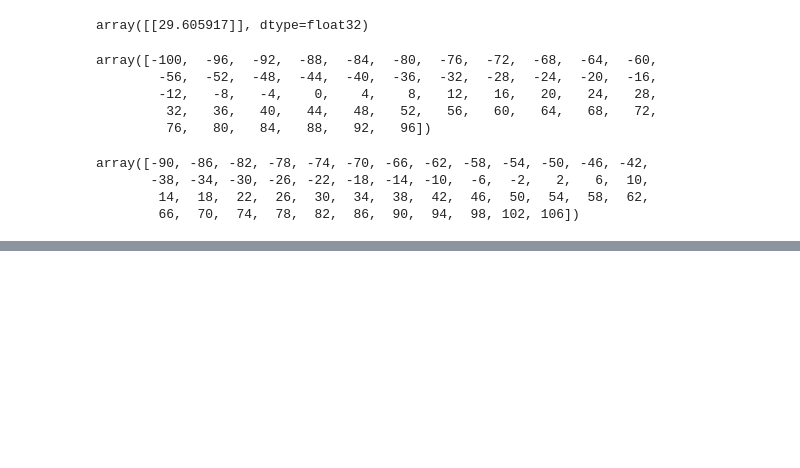
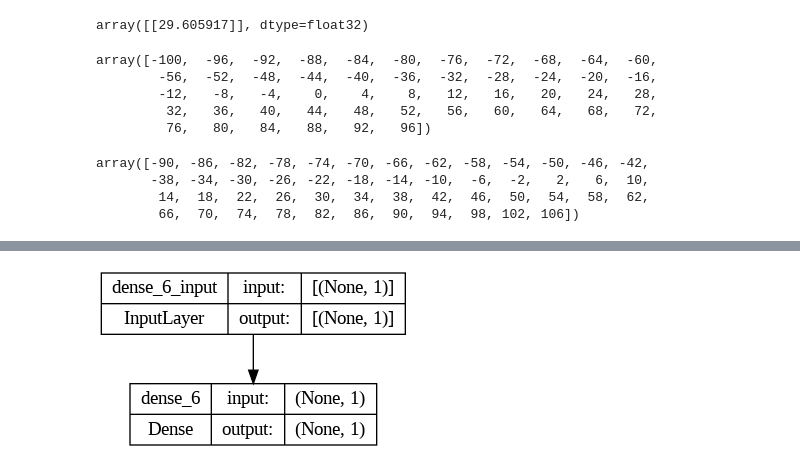
Before and after one commit to dinuka-kasun-medis/mycolab, a Jupyter notebook: tensorflow_learning_chapter_3.ipynb, the cells around one changed output, grey strips where cells are left out. Saved outputs shown, nothing was run; the diff lists cells and outputs as text; code cells hidden in the pictures; blank space fills up the shorter version.

```diff
--- a/tensorflow_learning_chapter_3.ipynb
+++ b/tensorflow_learning_chapter_3.ipynb
@@ -169,0 +224,5 @@ array([-90, -86, -82, -78, -74, -70, -66, -62, -58, -54, -50, -46, -42,
+# %%
+from tensorflow.keras.utils import plot_model
+plot_model(model, show_shapes = True)
+# %% [output]
+[figure, added]
```
Also changed, not shown: parts of 10 cells of this notebook.
